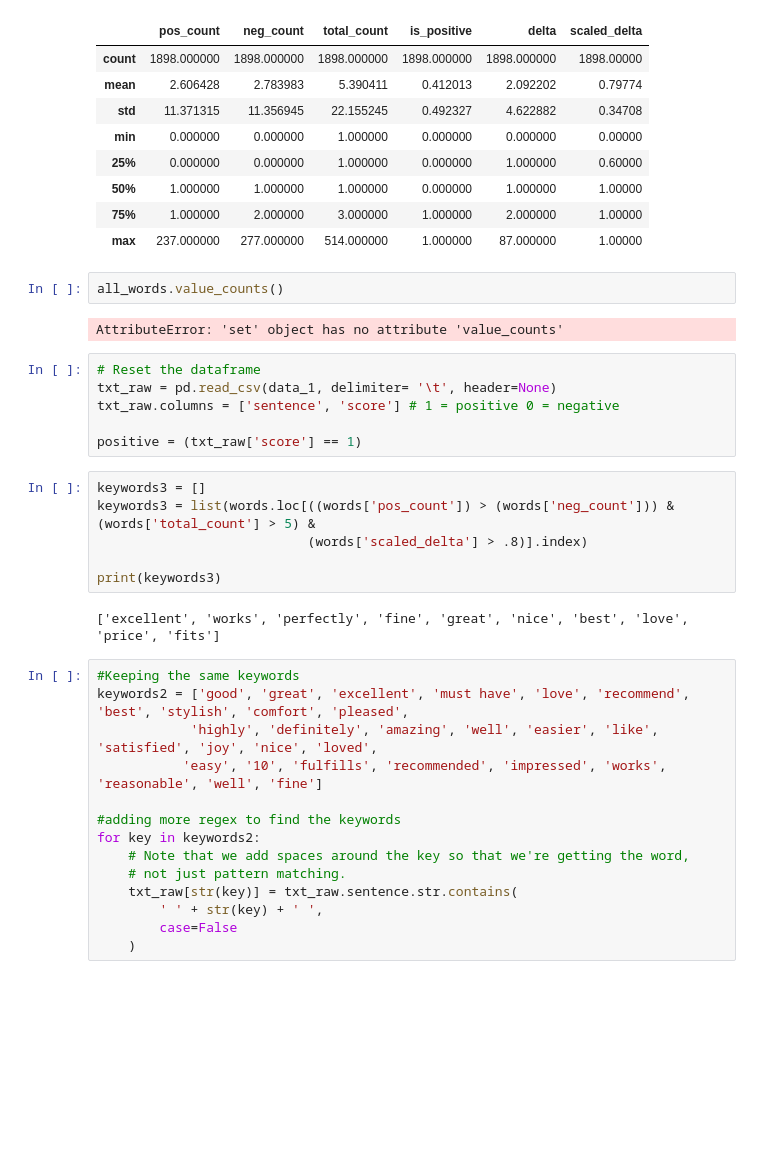
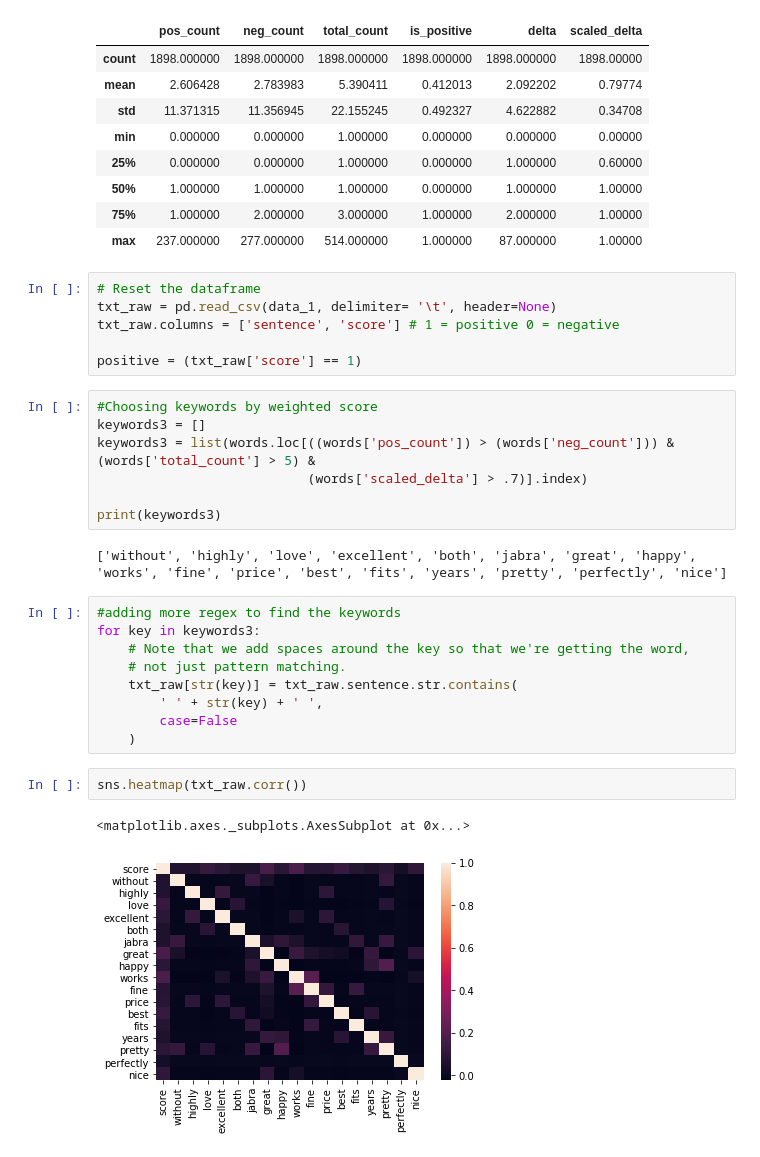
Before and after one commit to AshleyCubed/ThinkfulProjects, a Jupyter notebook: Unit 2-Supervised Learning/Challenges/U2L3P4 Challenge Iterate Classifier.ipynb, the cells around one changed output. Drawn from its saved outputs; the diff is of its cells as text; blank space fills up the shorter version.

```diff
--- a/Unit 2-Supervised Learning/Challenges/U2L3P4 Challenge Iterate Classifier.ipynb
+++ b/Unit 2-Supervised Learning/Challenges/U2L3P4 Challenge Iterate Classifier.ipynb
@@ -332,10 +334,6 @@ words.describe()
 | 50% | 1.000000 | 1.000000 | 1.000000 | 0.000000 | 1.000000 | 1.00000 |
 | 75% | 1.000000 | 2.000000 | 3.000000 | 1.000000 | 2.000000 | 1.00000 |
 | max | 237.000000 | 277.000000 | 514.000000 | 1.000000 | 87.000000 | 1.00000 |
-# %%
-all_words.value_counts()
-# %% [output]
-AttributeError: 'set' object has no attribute 'value_counts'
 # %%
 # Reset the dataframe
 txt_raw = pd.read_csv(data_1, delimiter= '\t', header=None)
@@ -343,24 +341,25 @@ txt_raw.columns = ['sentence', 'score'] # 1 = positive 0 = negative
 
 positive = (txt_raw['score'] == 1)
 # %%
+#Choosing keywords by weighted score
 keywords3 = []
 keywords3 = list(words.loc[((words['pos_count']) > (words['neg_count'])) & (words['total_count'] > 5) &
-                           (words['scaled_delta'] > .8)].index)
+                           (words['scaled_delta'] > .7)].index)
 
 print(keywords3)
 # %% [output]
-['excellent', 'works', 'perfectly', 'fine', 'great', 'nice', 'best', 'love', 'price', 'fits']
+['without', 'highly', 'love', 'excellent', 'both', 'jabra', 'great', 'happy', 'works', 'fine', 'price', 'best', 'fits', 'years', 'pretty', 'perfectly', 'nice']
 # %%
-#Keeping the same keywords
-keywords2 = ['good', 'great', 'excellent', 'must have', 'love', 'recommend', 'best', 'stylish', 'comfort', 'pleased',
-            'highly', 'definitely', 'amazing', 'well', 'easier', 'like', 'satisfied', 'joy', 'nice', 'loved',
-           'easy', '10', 'fulfills', 'recommended', 'impressed', 'works', 'reasonable', 'well', 'fine']
-
 #adding more regex to find the keywords
-for key in keywords2:
+for key in keywords3:
     # Note that we add spaces around the key so that we're getting the word,
     # not just pattern matching.
     txt_raw[str(key)] = txt_raw.sentence.str.contains(
         ' ' + str(key) + ' ',
         case=False
     )
+# %%
+sns.heatmap(txt_raw.corr())
+# %% [output]
+<matplotlib.axes._subplots.AxesSubplot at 0x...>
+[figure, added]
```
Also changed, not shown: parts of 43 cells of this notebook.
